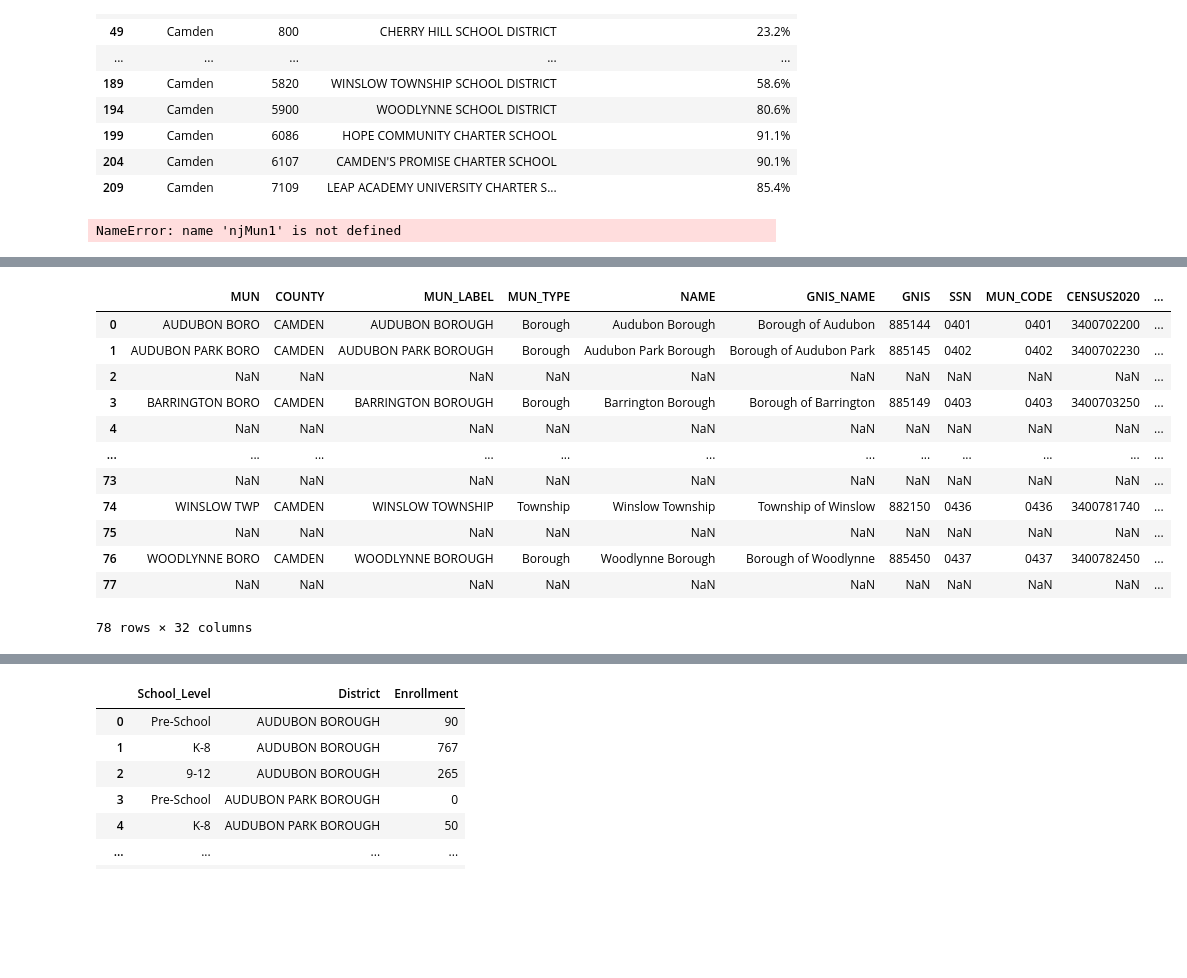
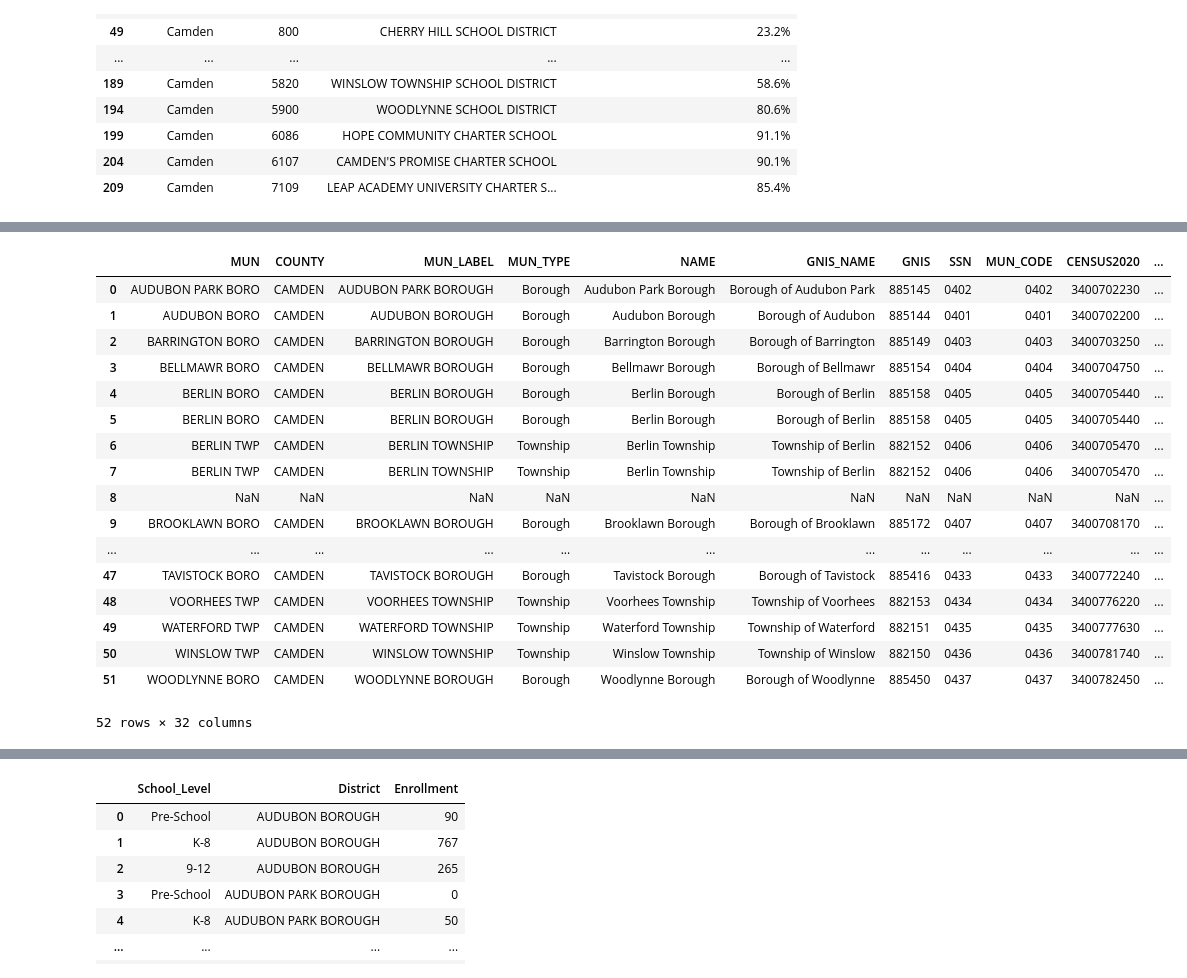
Before and after one commit to MhiyaJ/My-GIS-Stuff, a Jupyter notebook: ***Municipality Merge 2.0 (ps01).ipynb, the cells around one changed output, grey strips where cells are left out. Cells and saved outputs as stored; diff of their text form; code cells hidden in the pictures; blank space fills up the shorter version.

```diff
--- a/***Municipality Merge 2.0 (ps01).ipynb
+++ b/***Municipality Merge 2.0 (ps01).ipynb
@@ -131,10 +131,8 @@ njMun['c']=njMun.MUN_LABEL.str.strip()
 # %%
 #code from Gemini to make all upper case for merging
 DisXls1['District'] = DisXls1['District'].str.upper()
-njMun1['District'] = njMun1['District'].str.upper()
-njMun1['first_word_District'] = njMun1['District'].str.split().str[0]
+njMun['MUN_LABEL'] = njMun['MUN_LABEL'].str.upper()
+njMun['first_word_District'] = njMun['MUN_LABEL'].str.split().str[0]
-# %% [output]
-NameError: name 'njMun1' is not defined
 # %%
 #code from Gemini to match only the first word which is the name of the school and municipality
 DisXls1['first_word_District'] = DisXls1['District'].str.split().str[0]
@@ -160,22 +158,27 @@ DisXls1
 | 209 | Camden | 7109 | LEAP ACADEMY UNIVERSITY CHARTER S... | 85.4% | LEAP ACADEMY UNIVERSITY CHARTER S... | LEAP |
 # %%
 #merged newly created column "first_word_MUN", MUN and Camden County
-a1 = pd.merge(njMun1, DisXls1, left_on=['first_word_District'], right_on=['first_word_District'], how='outer', indicator=True)
+a1 = pd.merge(njMun, DisXls1, left_on=['first_word_District'], right_on=['first_word_District'], how='outer', indicator=True)
 a1
 # %% [output]
 |  | MUN | COUNTY | MUN_LABEL | MUN_TYPE | NAME | GNIS_NAME | GNIS | SSN | MUN_CODE | CENSUS2020 | ... |
-| 0 | AUDUBON BORO | CAMDEN | AUDUBON BOROUGH | Borough | Audubon Borough | Borough of Audubon | 885144 | 0401 | 0401 | 3400702200 | ... |
-| 1 | AUDUBON PARK BORO | CAMDEN | AUDUBON PARK BOROUGH | Borough | Audubon Park Borough | Borough of Audubon Park | 885145 | 0402 | 0402 | 3400702230 | ... |
-| 2 | NaN | NaN | NaN | NaN | NaN | NaN | NaN | NaN | NaN | NaN | ... |
-| 3 | BARRINGTON BORO | CAMDEN | BARRINGTON BOROUGH | Borough | Barrington Borough | Borough of Barrington | 885149 | 0403 | 0403 | 3400703250 | ... |
-| 4 | NaN | NaN | NaN | NaN | NaN | NaN | NaN | NaN | NaN | NaN | ... |
+| 0 | AUDUBON PARK BORO | CAMDEN | AUDUBON PARK BOROUGH | Borough | Audubon Park Borough | Borough of Audubon Park | 885145 | 0402 | 0402 | 3400702230 | ... |
+| 1 | AUDUBON BORO | CAMDEN | AUDUBON BOROUGH | Borough | Audubon Borough | Borough of Audubon | 885144 | 0401 | 0401 | 3400702200 | ... |
+| 2 | BARRINGTON BORO | CAMDEN | BARRINGTON BOROUGH | Borough | Barrington Borough | Borough of Barrington | 885149 | 0403 | 0403 | 3400703250 | ... |
+| 3 | BELLMAWR BORO | CAMDEN | BELLMAWR BOROUGH | Borough | Bellmawr Borough | Borough of Bellmawr | 885154 | 0404 | 0404 | 3400704750 | ... |
+| 4 | BERLIN BORO | CAMDEN | BERLIN BOROUGH | Borough | Berlin Borough | Borough of Berlin | 885158 | 0405 | 0405 | 3400705440 | ... |
+| 5 | BERLIN BORO | CAMDEN | BERLIN BOROUGH | Borough | Berlin Borough | Borough of Berlin | 885158 | 0405 | 0405 | 3400705440 | ... |
+| 6 | BERLIN TWP | CAMDEN | BERLIN TOWNSHIP | Township | Berlin Township | Township of Berlin | 882152 | 0406 | 0406 | 3400705470 | ... |
+| 7 | BERLIN TWP | CAMDEN | BERLIN TOWNSHIP | Township | Berlin Township | Township of Berlin | 882152 | 0406 | 0406 | 3400705470 | ... |
+| 8 | NaN | NaN | NaN | NaN | NaN | NaN | NaN | NaN | NaN | NaN | ... |
+| 9 | BROOKLAWN BORO | CAMDEN | BROOKLAWN BOROUGH | Borough | Brooklawn Borough | Borough of Brooklawn | 885172 | 0407 | 0407 | 3400708170 | ... |
 | ... | ... | ... | ... | ... | ... | ... | ... | ... | ... | ... | ... |
-| 73 | NaN | NaN | NaN | NaN | NaN | NaN | NaN | NaN | NaN | NaN | ... |
-| 74 | WINSLOW TWP | CAMDEN | WINSLOW TOWNSHIP | Township | Winslow Township | Township of Winslow | 882150 | 0436 | 0436 | 3400781740 | ... |
-| 75 | NaN | NaN | NaN | NaN | NaN | NaN | NaN | NaN | NaN | NaN | ... |
-| 76 | WOODLYNNE BORO | CAMDEN | WOODLYNNE BOROUGH | Borough | Woodlynne Borough | Borough of Woodlynne | 885450 | 0437 | 0437 | 3400782450 | ... |
-| 77 | NaN | NaN | NaN | NaN | NaN | NaN | NaN | NaN | NaN | NaN | ... |
+| 47 | TAVISTOCK BORO | CAMDEN | TAVISTOCK BOROUGH | Borough | Tavistock Borough | Borough of Tavistock | 885416 | 0433 | 0433 | 3400772240 | ... |
+| 48 | VOORHEES TWP | CAMDEN | VOORHEES TOWNSHIP | Township | Voorhees Township | Township of Voorhees | 882153 | 0434 | 0434 | 3400776220 | ... |
+| 49 | WATERFORD TWP | CAMDEN | WATERFORD TOWNSHIP | Township | Waterford Township | Township of Waterford | 882151 | 0435 | 0435 | 3400777630 | ... |
+| 50 | WINSLOW TWP | CAMDEN | WINSLOW TOWNSHIP | Township | Winslow Township | Township of Winslow | 882150 | 0436 | 0436 | 3400781740 | ... |
+| 51 | WOODLYNNE BORO | CAMDEN | WOODLYNNE BOROUGH | Borough | Woodlynne Borough | Borough of Woodlynne | 885450 | 0437 | 0437 | 3400782450 | ... |
-78 rows × 32 columns
+52 rows × 32 columns
 # %%
 a1._merge.value_counts()
 # %% [output]
```
Also changed, not shown: parts of 2 cells of this notebook.
